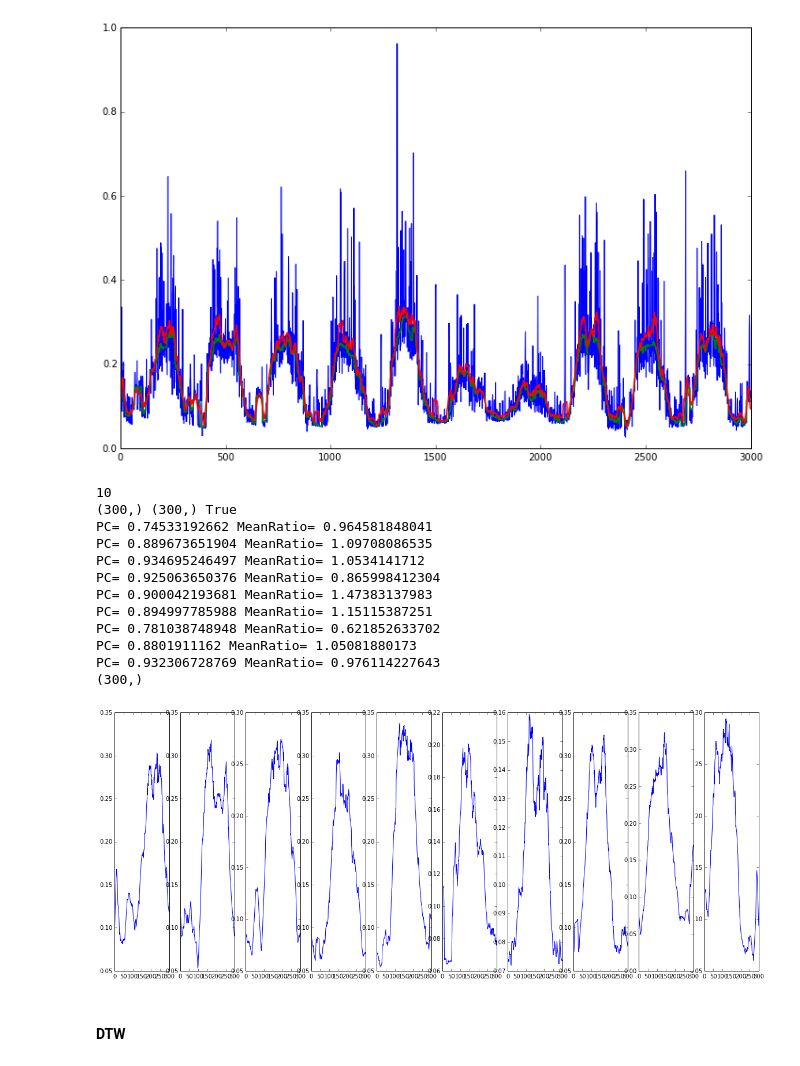
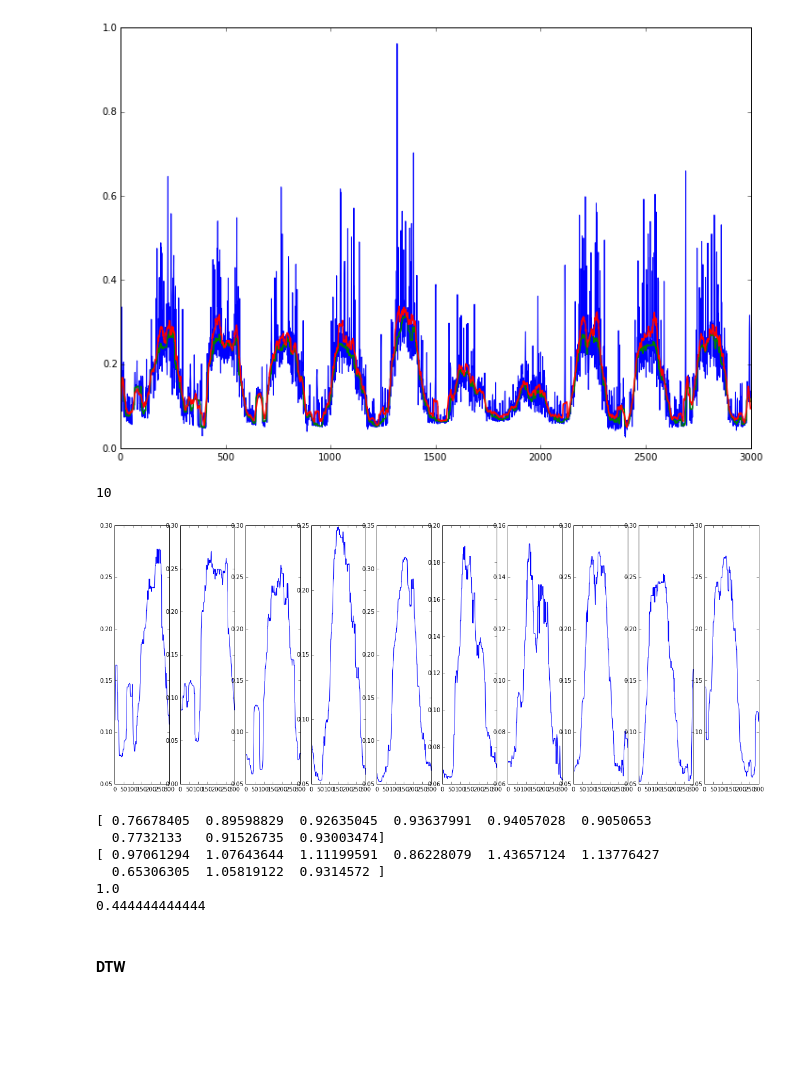
Before and after one commit to Manrich121/ForecastingCloud, a Jupyter notebook: DataPlot/src/ExploreData.ipynb, the cells around one changed output. Saved outputs shown, nothing was run; the diff lists cells and outputs as text; code cells hidden in the pictures; blank space fills up the shorter version.

```diff
--- a/DataPlot/src/ExploreData.ipynb
+++ b/DataPlot/src/ExploreData.ipynb
@@ -60,34 +60,39 @@ print tsutils.findDominentSeason(smooth)
 # %%
 Q = np.int(np.ceil(1.0*training.shape[0]/Z))
 print Q
 idx = range(Z,Q*Z,Z)
-P = np.array(np.split(ma, idx))
+P = np.array(np.split(smooth, idx))
 Pr = np.array(np.split(training, idx))
-print P[-1].shape, P[-2].shape, P[-1].shape == P[-2].shape
+warp = P[-1].shape != P[-2].shape
 plt.figure(figsize=(20,8))
 plt.subplot(1,Q,1)
-for i in range(Q-1):
+
+PC = []
+MR = []
+for i in range(Q-1-warp):
     plt.subplot(1,Q,i+1)
     plt.plot(P[i])
-    print "PC=", scipy.stats.pearsonr(P[i], P[i+1])[0], "MeanRatio=", np.mean(P[i])/np.mean(P[i+1])
+    PC.append(scipy.stats.pearsonr(P[i], P[i+1])[0])
+    MR.append(np.mean(P[i])/np.mean(P[i+1]))
     plt.subplot(1,Q,Q)
 plt.plot(P[-1])
 
 # Assume have found Signature
 sig = np.average(Pr[:-1],axis=0)
-print sig.shape
-# plt.plot(sig)
 # %% [output]
 10
-(300,) (300,) True
-PC= 0.74533192662 MeanRatio= 0.964581848041
-PC= 0.889673651904 MeanRatio= 1.09708086535
-PC= 0.934695246497 MeanRatio= 1.0534141712
-PC= 0.925063650376 MeanRatio= 0.865998412304
-PC= 0.900042193681 MeanRatio= 1.47383137983
-PC= 0.894997785988 MeanRatio= 1.15115387251
-PC= 0.781038748948 MeanRatio= 0.621852633702
-PC= 0.8801911162 MeanRatio= 1.05081880173
-PC= 0.932306728769 MeanRatio= 0.976114227643
-(300,)
-[figure, old version]
+[figure, new version]
+# %%
+PC = np.array(PC)
+MR = np.array(MR)
+print PC
+print MR
+print 1.0*sum(PC>0.75)/len(PC)
+print 1.0*sum(np.logical_and(MR>=0.9, MR<=1.1))/len(MR)
+# %% [output]
+[ 0.76678405  0.89598829  0.92635045  0.93637991  0.94057028  0.9050653
+  0.7732133   0.91526735  0.93003474]
+[ 0.97061294  1.07643644  1.11199591  0.86228079  1.43657124  1.13776427
+  0.65306305  1.05819122  0.9314572 ]
+1.0
+0.444444444444
```
Also changed, not shown: parts of 5 cells of this notebook, 7 other files.
